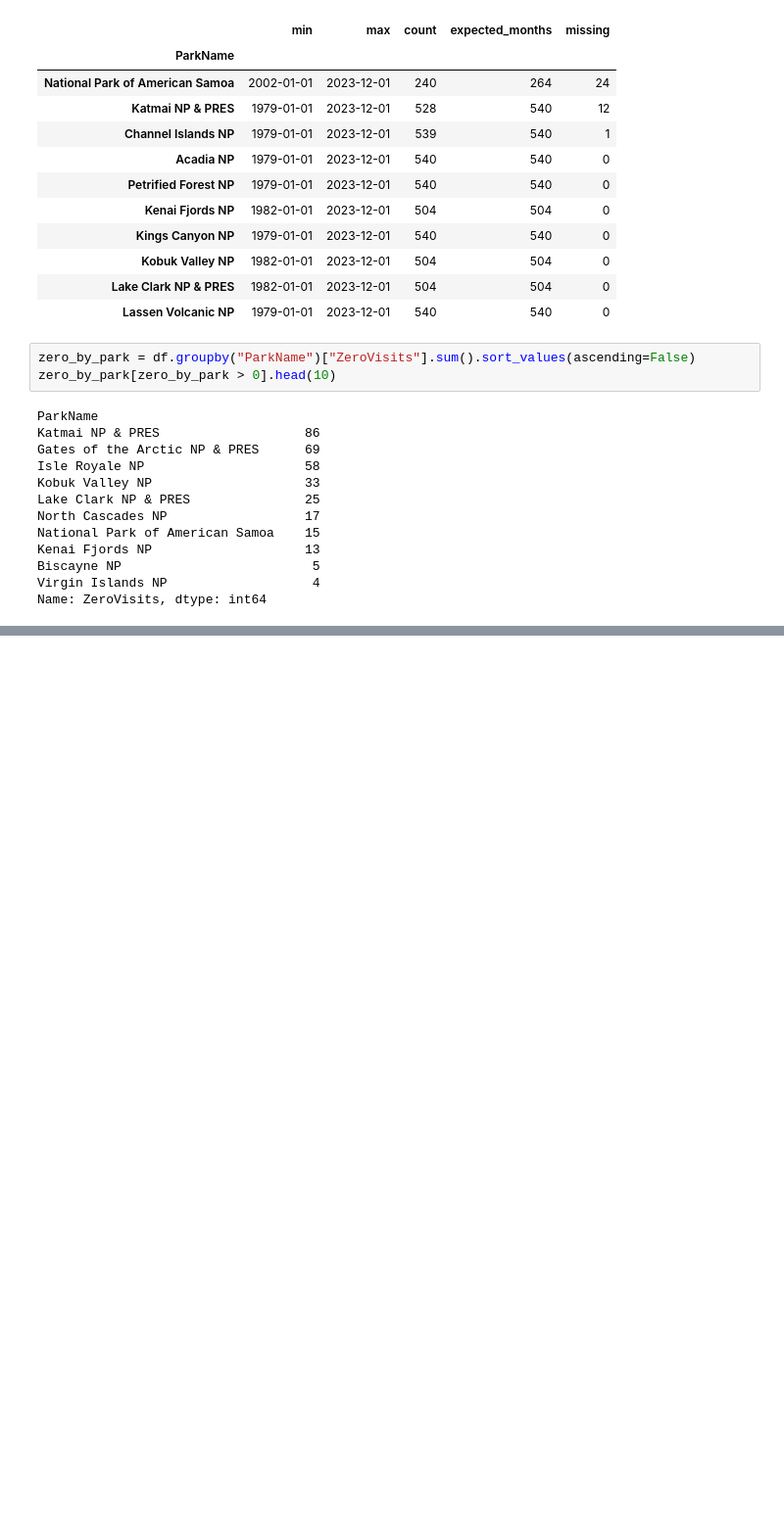
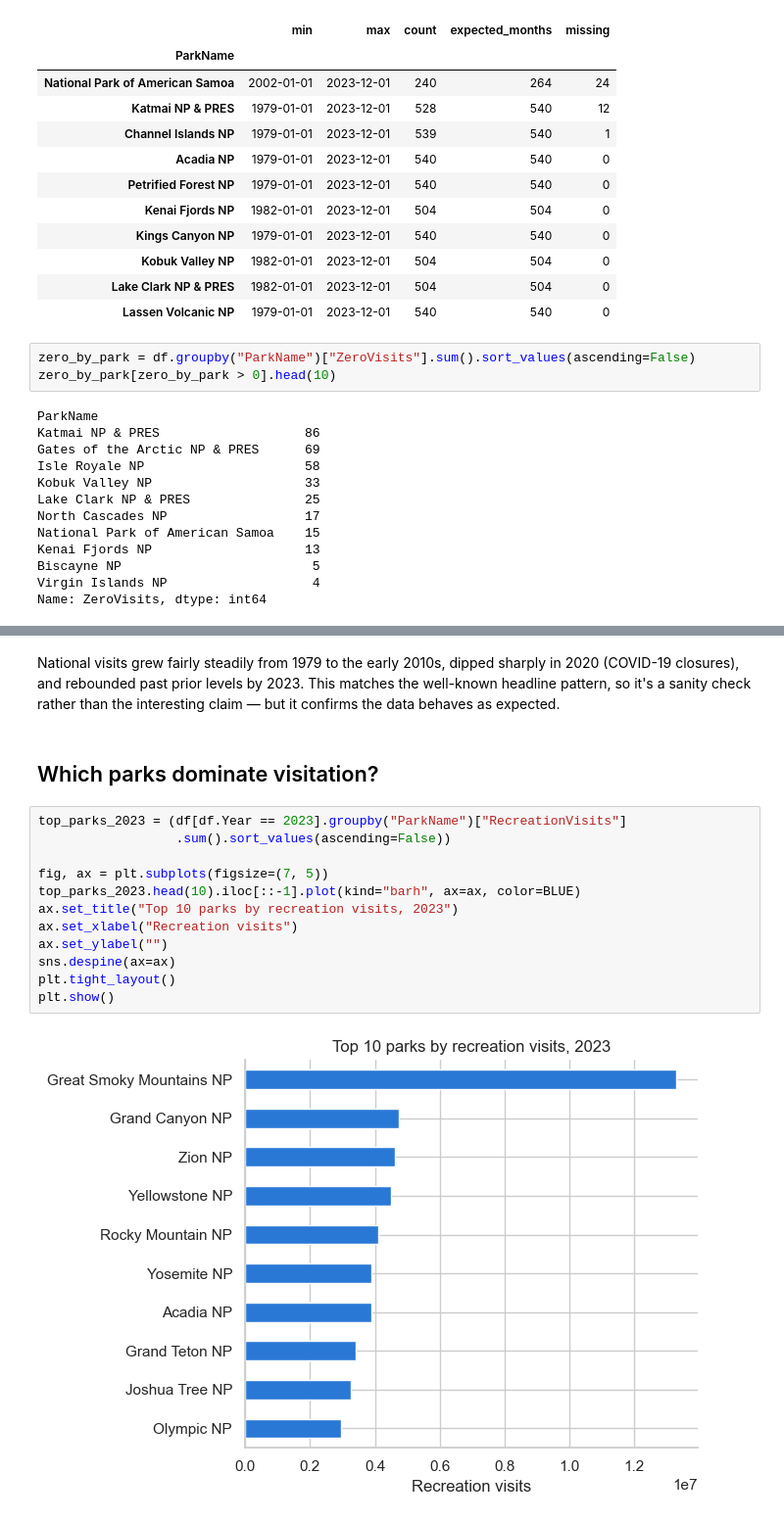
Before and after one commit to sikandaral/SI_699_mini_project, a Jupyter notebook: notebooks/sikandar_eda.ipynb, the cells around one changed output, grey strips where cells are left out. Shown at 98% size. Saved outputs shown, nothing was run; the diff lists cells and outputs as text; blank space fills up the shorter version.

```diff
--- a/notebooks/sikandar_eda.ipynb
+++ b/notebooks/sikandar_eda.ipynb
@@ -104,0 +121,21 @@ Name: ZeroVisits, dtype: int64
+# %% [markdown]
+National visits grew fairly steadily from 1979 to the early 2010s, dipped
+sharply in 2020 (COVID-19 closures), and rebounded past prior levels by 2023.
+This matches the well-known headline pattern, so it's a sanity check rather
+than the interesting claim — but it confirms the data behaves as expected.
+# %% [markdown]
+## Which parks dominate visitation?
+# %%
+top_parks_2023 = (df[df.Year == 2023].groupby("ParkName")["RecreationVisits"]
+                  .sum().sort_values(ascending=False))
+
+fig, ax = plt.subplots(figsize=(7, 5))
+top_parks_2023.head(10).iloc[::-1].plot(kind="barh", ax=ax, color=BLUE)
+ax.set_title("Top 10 parks by recreation visits, 2023")
+ax.set_xlabel("Recreation visits")
+ax.set_ylabel("")
+sns.despine(ax=ax)
+plt.tight_layout()
+plt.show()
+# %% [output]
+[figure, added]
```
Also changed, not shown: parts of 4 cells of this notebook.
